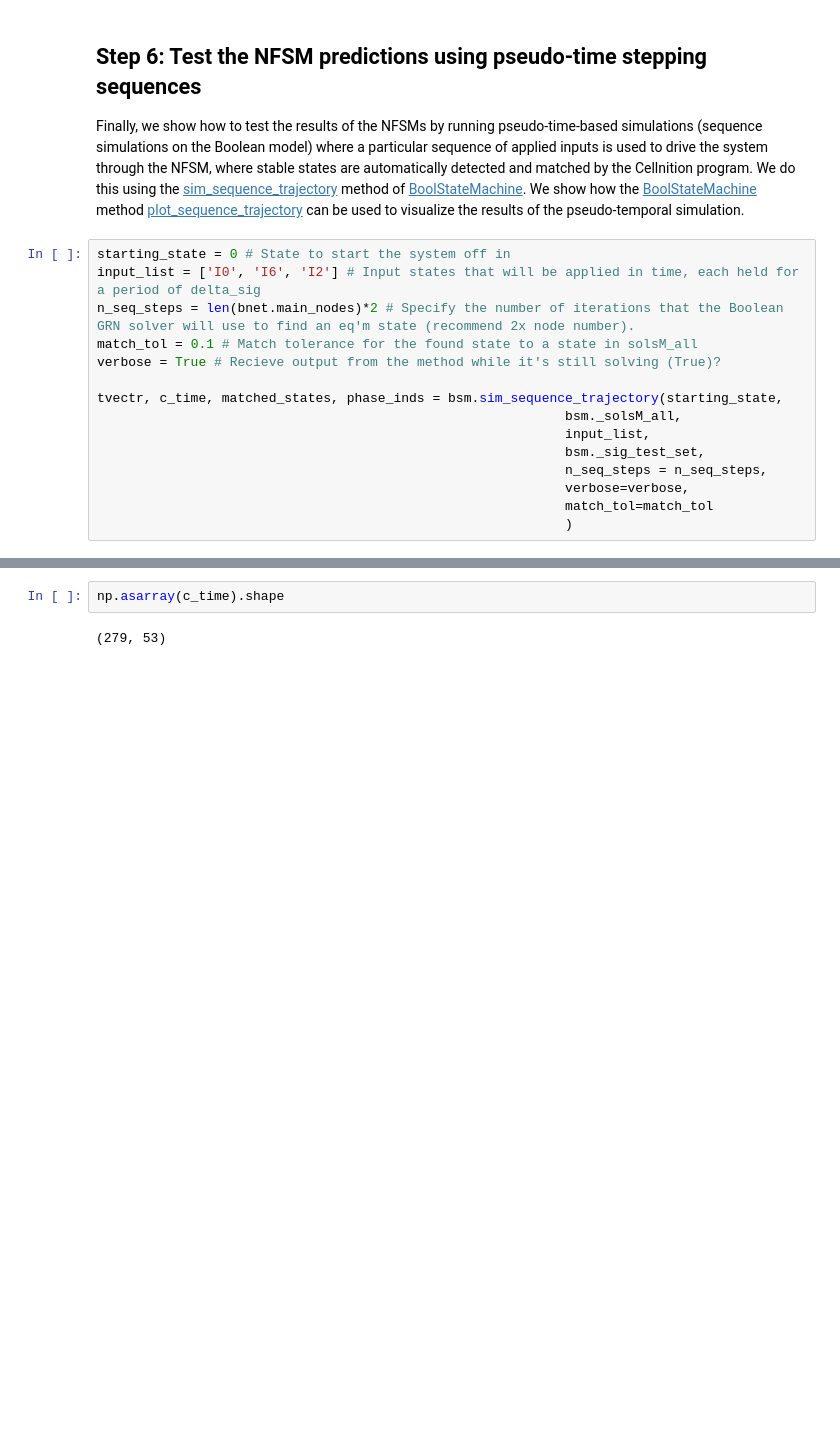
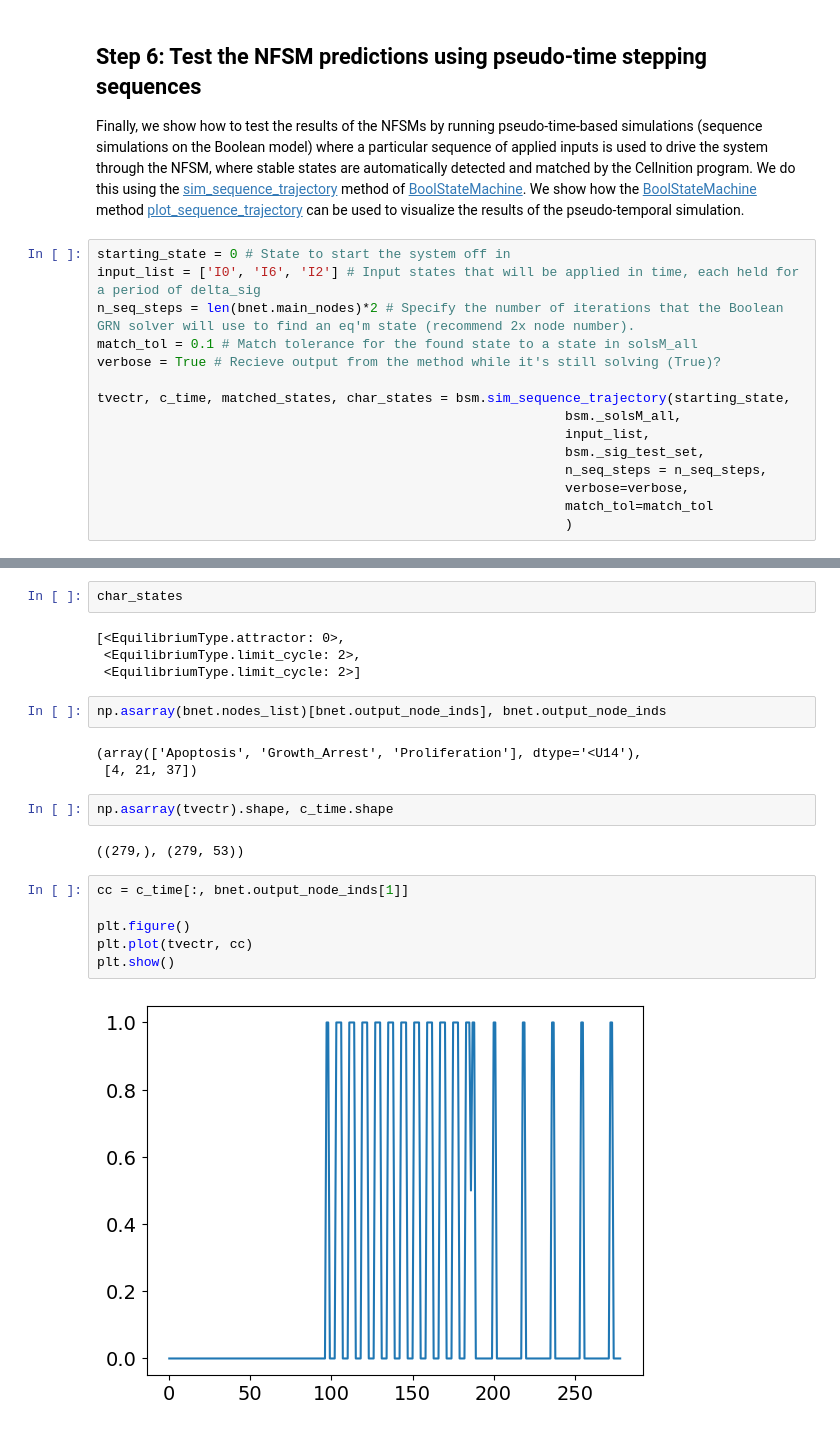
Before and after one commit to betsee/cellnition, a Jupyter notebook: ipynb/Tutorial2_BooleanNFSM_v1.ipynb, the cells around one changed output, grey strips where cells are left out. Drawn from its saved outputs; the diff is of its cells as text; blank space fills up the shorter version.

Commit message:
Creating psedo-time stepping for Boolean NFSM...x2
Have successfully built the pseudo-time-stepping system in BoolStateMachine and started work on the corresponding plotting function.

```diff
--- a/ipynb/Tutorial2_BooleanNFSM_v1.ipynb
+++ b/ipynb/Tutorial2_BooleanNFSM_v1.ipynb
@@ -408,7 +408,7 @@ n_seq_steps = len(bnet.main_nodes)*2 # Specify the number of iterations that the
 match_tol = 0.1 # Match tolerance for the found state to a state in solsM_all
 verbose = True # Recieve output from the method while it's still solving (True)?
 
-tvectr, c_time, matched_states, phase_inds = bsm.sim_sequence_trajectory(starting_state,
+tvectr, c_time, matched_states, char_states = bsm.sim_sequence_trajectory(starting_state,
                                                             bsm._solsM_all,
                                                             input_list,
                                                             bsm._sig_test_set,
@@ -423,4 +423,23 @@ WARNING! Best match State 3 exceeds match_error with error 2.537983062333427!
+# %%
+char_states
+# %% [output]
+[<EquilibriumType.attractor: 0>,
+ <EquilibriumType.limit_cycle: 2>,
+ <EquilibriumType.limit_cycle: 2>]
+# %%
+np.asarray(bnet.nodes_list)[bnet.output_node_inds], bnet.output_node_inds
+# %% [output]
+(array(['Apoptosis', 'Growth_Arrest', 'Proliferation'], dtype='<U14'),
+ [4, 21, 37])
 # %%
-np.asarray(c_time).shape
+np.asarray(tvectr).shape, c_time.shape
 # %% [output]
-(279, 53)
+((279,), (279, 53))
+# %%
+cc = c_time[:, bnet.output_node_inds[1]]
+
+plt.figure()
+plt.plot(tvectr, cc)
+plt.show()
+# %% [output]
+[figure, added]
```
Also changed, not shown: parts of 1 cell of this notebook, 3 other files.
